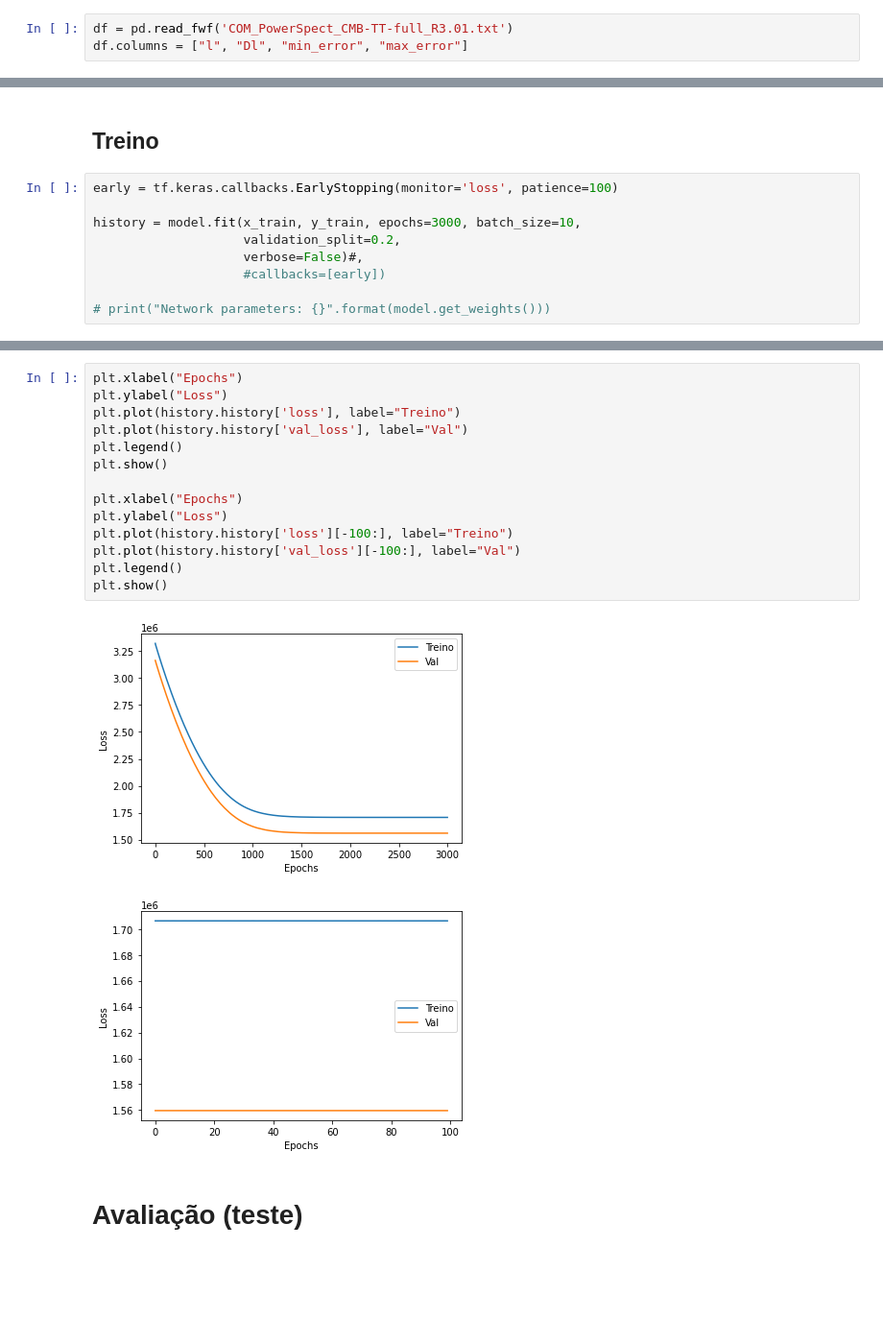
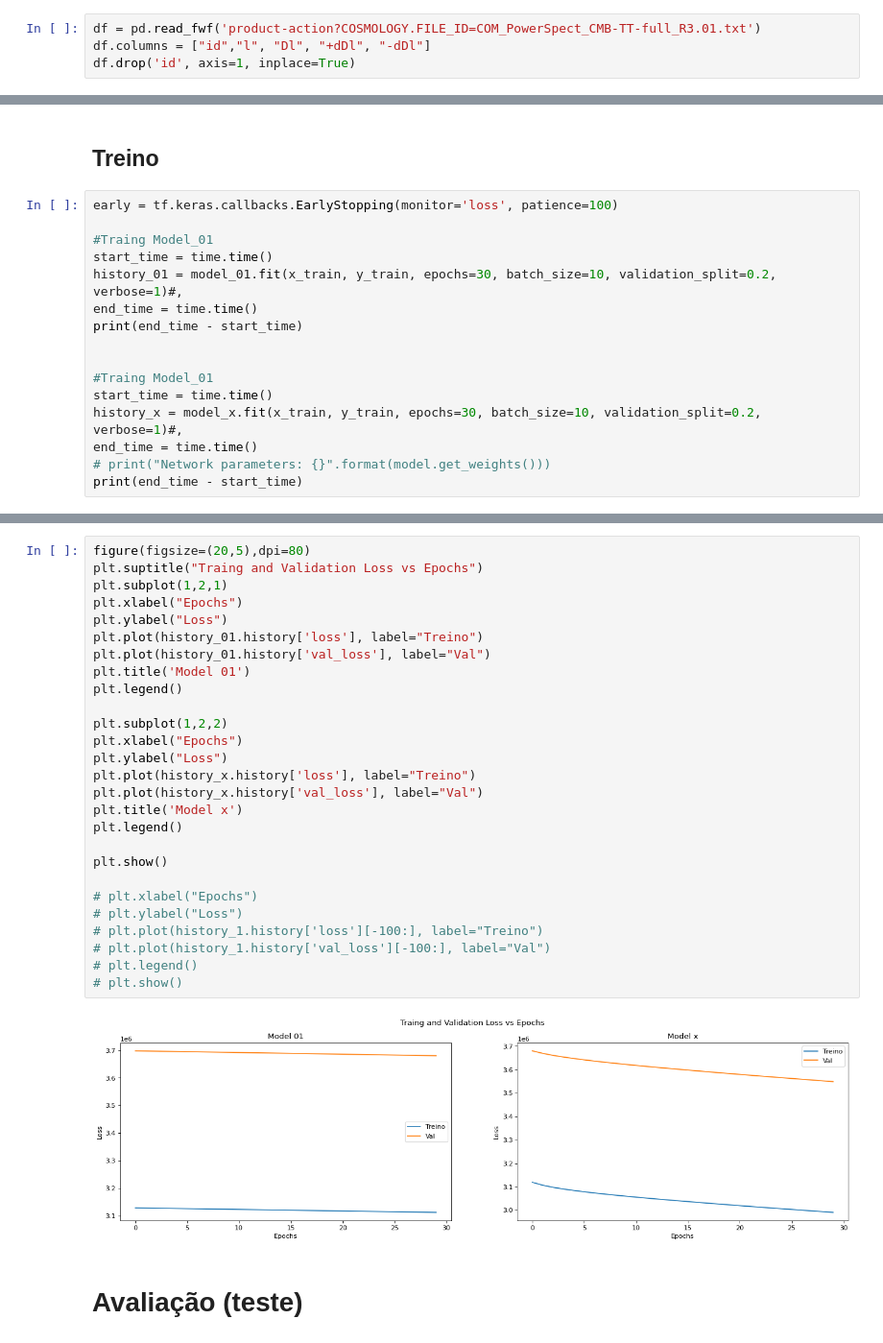
Before and after one commit to barauna-lo/Neurocomputing, a Jupyter notebook: Project_01_MLP.ipynb, the cells around one changed output, grey strips where cells are left out. Shown at 96% size. Drawn from its saved outputs; the diff is of its cells as text; blank space fills up the shorter version.

```diff
--- a/Project_01_MLP.ipynb
+++ b/Project_01_MLP.ipynb
@@ -92,6 +80,7 @@ COM_PowerSpect_CMB- 100%[===================>] 166.48K  --.-KB/s    in 0.004s
 # %%
-df = pd.read_fwf('COM_PowerSpect_CMB-TT-full_R3.01.txt')
-df.columns = ["l", "Dl", "min_error", "max_error"]
+df = pd.read_fwf('product-action?COSMOLOGY.FILE_ID=COM_PowerSpect_CMB-TT-full_R3.01.txt')
+df.columns = ["id","l", "Dl", "+dDl", "-dDl"]
+df.drop('id', axis=1, inplace=True)
 # %% [markdown]
 $$ D_l = \frac{l(l+1)Cl}{(2\pi)} $$
 # %%
@@ -157,9 +181,16 @@ tf.keras.utils.plot_model(model, show_shapes=True)
 # %%
 early = tf.keras.callbacks.EarlyStopping(monitor='loss', patience=100)
 
-history = model.fit(x_train, y_train, epochs=3000, batch_size=10,
-                    validation_split=0.2,
-                    verbose=False)#,
-                    #callbacks=[early])
+#Traing Model_01
+start_time = time.time()
+history_01 = model_01.fit(x_train, y_train, epochs=30, batch_size=10, validation_split=0.2, verbose=1)#,
+end_time = time.time()
+print(end_time - start_time)
 
+
+#Traing Model_01
+start_time = time.time()
+history_x = model_x.fit(x_train, y_train, epochs=30, batch_size=10, validation_split=0.2, verbose=1)#,
+end_time = time.time()
 # print("Network parameters: {}".format(model.get_weights()))
+print(end_time - start_time)
@@ -166,19 +215,31 @@ history = model.fit(x_train, y_train, epochs=3000, batch_size=10,
 # %%
+figure(figsize=(20,5),dpi=80)
+plt.suptitle("Traing and Validation Loss vs Epochs")
+plt.subplot(1,2,1)
 plt.xlabel("Epochs")
 plt.ylabel("Loss")
-plt.plot(history.history['loss'], label="Treino")
-plt.plot(history.history['val_loss'], label="Val")
+plt.plot(history_01.history['loss'], label="Treino")
+plt.plot(history_01.history['val_loss'], label="Val")
+plt.title('Model 01')
 plt.legend()
+
+plt.subplot(1,2,2)
+plt.xlabel("Epochs")
+plt.ylabel("Loss")
+plt.plot(history_x.history['loss'], label="Treino")
+plt.plot(history_x.history['val_loss'], label="Val")
+plt.title('Model x')
+plt.legend()
+
 plt.show()
 
-plt.xlabel("Epochs")
-plt.ylabel("Loss")
-plt.plot(history.history['loss'][-100:], label="Treino")
-plt.plot(history.history['val_loss'][-100:], label="Val")
-plt.legend()
-plt.show()
+# plt.xlabel("Epochs")
+# plt.ylabel("Loss")
+# plt.plot(history_1.history['loss'][-100:], label="Treino")
+# plt.plot(history_1.history['val_loss'][-100:], label="Val")
+# plt.legend()
+# plt.show()
 # %% [output]
-[figure, old version]
+[figure, new version]
-[figure, removed]
 # %% [markdown]
 # Avaliação (teste)
```
Also changed, not shown: parts of 20 cells of this notebook.
